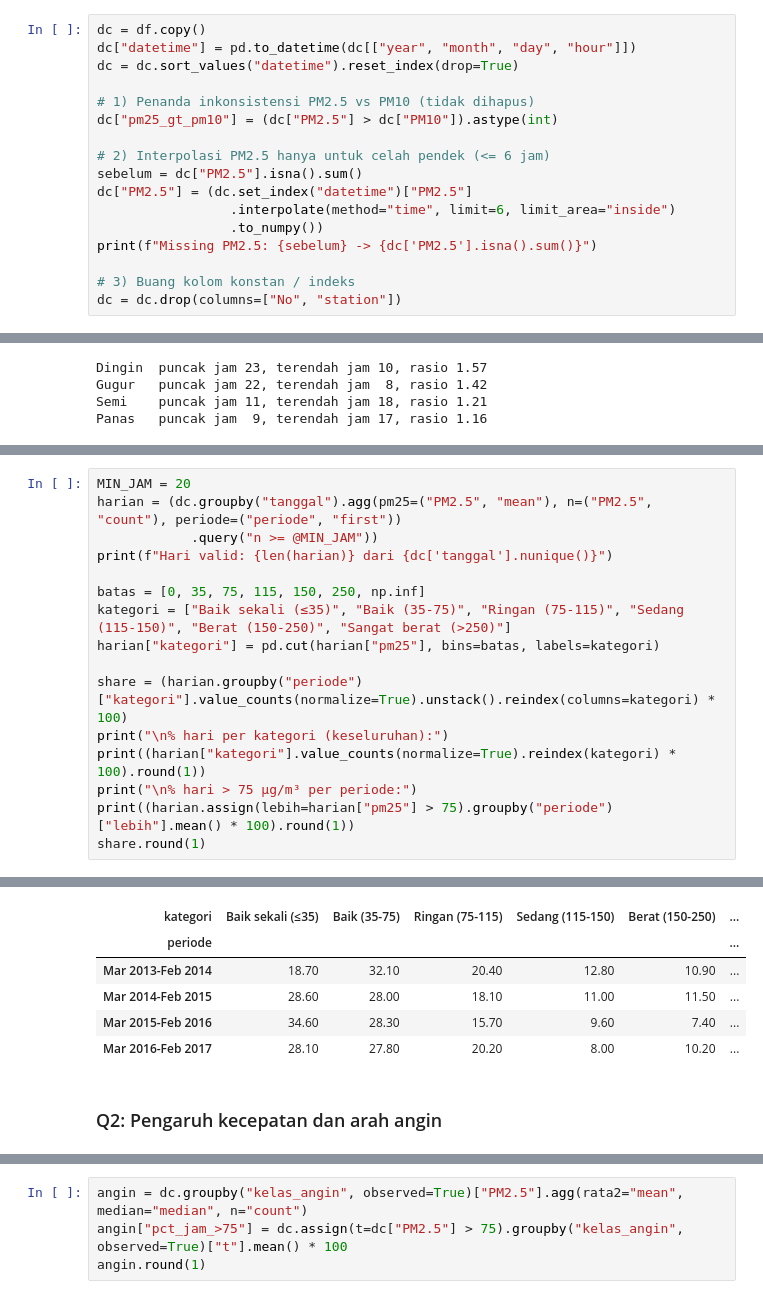
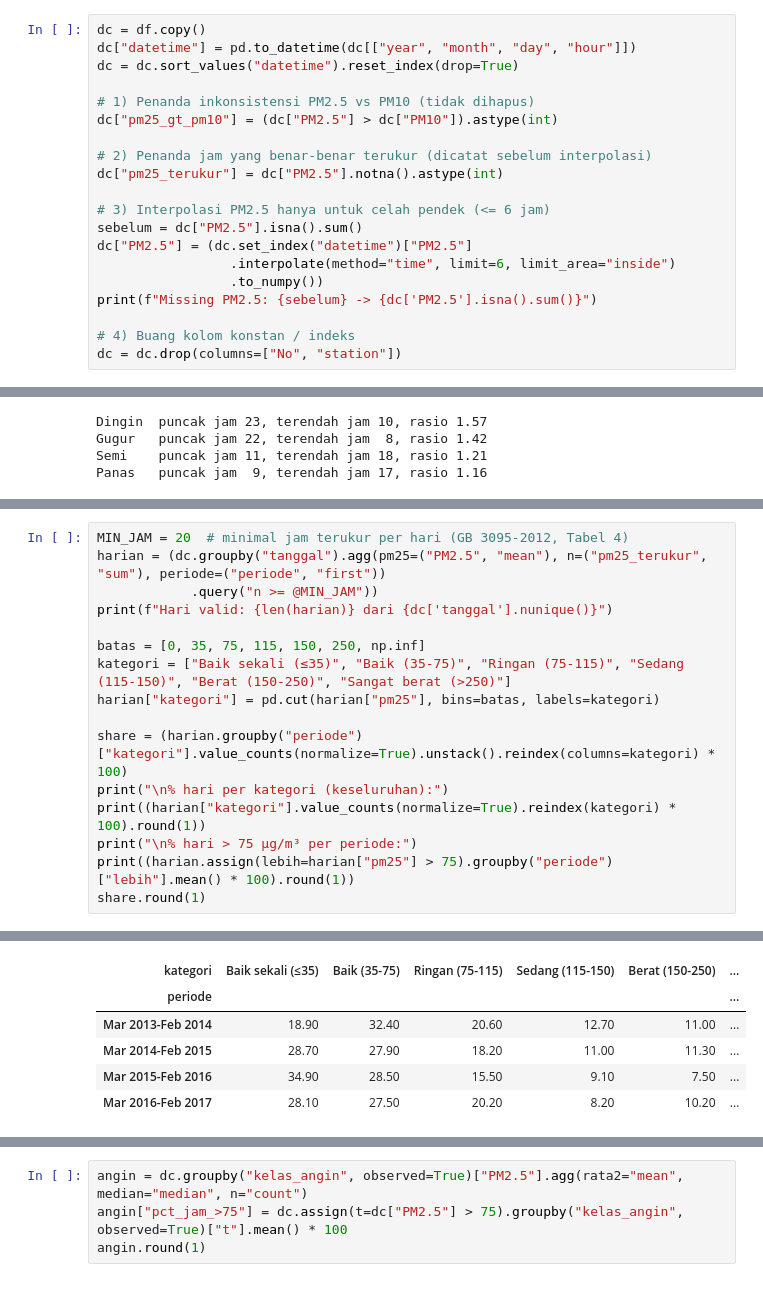
Before and after one commit to saraahhezz/analisis-pm25-dongsi, a Jupyter notebook: notebook.ipynb, the cells around one changed output, grey strips where cells are left out. Drawn from its saved outputs; the diff is of its cells as text.

```diff
--- a/notebook.ipynb
+++ b/notebook.ipynb
@@ -239,14 +244,17 @@ dc = dc.sort_values("datetime").reset_index(drop=True)
 # 1) Penanda inkonsistensi PM2.5 vs PM10 (tidak dihapus)
 dc["pm25_gt_pm10"] = (dc["PM2.5"] > dc["PM10"]).astype(int)
 
-# 2) Interpolasi PM2.5 hanya untuk celah pendek (<= 6 jam)
+# 2) Penanda jam yang benar-benar terukur (dicatat sebelum interpolasi)
+dc["pm25_terukur"] = dc["PM2.5"].notna().astype(int)
+
+# 3) Interpolasi PM2.5 hanya untuk celah pendek (<= 6 jam)
 sebelum = dc["PM2.5"].isna().sum()
 dc["PM2.5"] = (dc.set_index("datetime")["PM2.5"]
                  .interpolate(method="time", limit=6, limit_area="inside")
                  .to_numpy())
 print(f"Missing PM2.5: {sebelum} -> {dc['PM2.5'].isna().sum()}")
 
-# 3) Buang kolom konstan / indeks
+# 4) Buang kolom konstan / indeks
 dc = dc.drop(columns=["No", "station"])
 # %% [output]
 Missing PM2.5: 750 -> 324
@@ -412,6 +441,6 @@ Panas   puncak jam  9, terendah jam 17, rasio 1.16
 # %%
-MIN_JAM = 20
-harian = (dc.groupby("tanggal").agg(pm25=("PM2.5", "mean"), n=("PM2.5", "count"), periode=("periode", "first"))
+MIN_JAM = 20  # minimal jam terukur per hari (GB 3095-2012, Tabel 4)
+harian = (dc.groupby("tanggal").agg(pm25=("PM2.5", "mean"), n=("pm25_terukur", "sum"), periode=("periode", "first"))
             .query("n >= @MIN_JAM"))
 print(f"Hari valid: {len(harian)} dari {dc['tanggal'].nunique()}")
 
@@ -447,9 +476,7 @@ Mar 2016-Feb 2017   44.00
 Name: lebih, dtype: float64
 | kategori | Baik sekali (≤35) | Baik (35-75) | Ringan (75-115) | Sedang (115-150) | Berat (150-250) | ... |
 | periode |  |  |  |  |  | ... |
-| Mar 2013-Feb 2014 | 18.70 | 32.10 | 20.40 | 12.80 | 10.90 | ... |
-| Mar 2014-Feb 2015 | 28.60 | 28.00 | 18.10 | 11.00 | 11.50 | ... |
-| Mar 2015-Feb 2016 | 34.60 | 28.30 | 15.70 | 9.60 | 7.40 | ... |
-| Mar 2016-Feb 2017 | 28.10 | 27.80 | 20.20 | 8.00 | 10.20 | ... |
+| Mar 2013-Feb 2014 | 18.90 | 32.40 | 20.60 | 12.70 | 11.00 | ... |
+| Mar 2014-Feb 2015 | 28.70 | 27.90 | 18.20 | 11.00 | 11.30 | ... |
+| Mar 2015-Feb 2016 | 34.90 | 28.50 | 15.50 | 9.10 | 7.50 | ... |
+| Mar 2016-Feb 2017 | 28.10 | 27.50 | 20.20 | 8.20 | 10.20 | ... |
-# %% [markdown]
-### Q2: Pengaruh kecepatan dan arah angin
```
Also changed, not shown: parts of 44 cells of this notebook, 5 other files.
